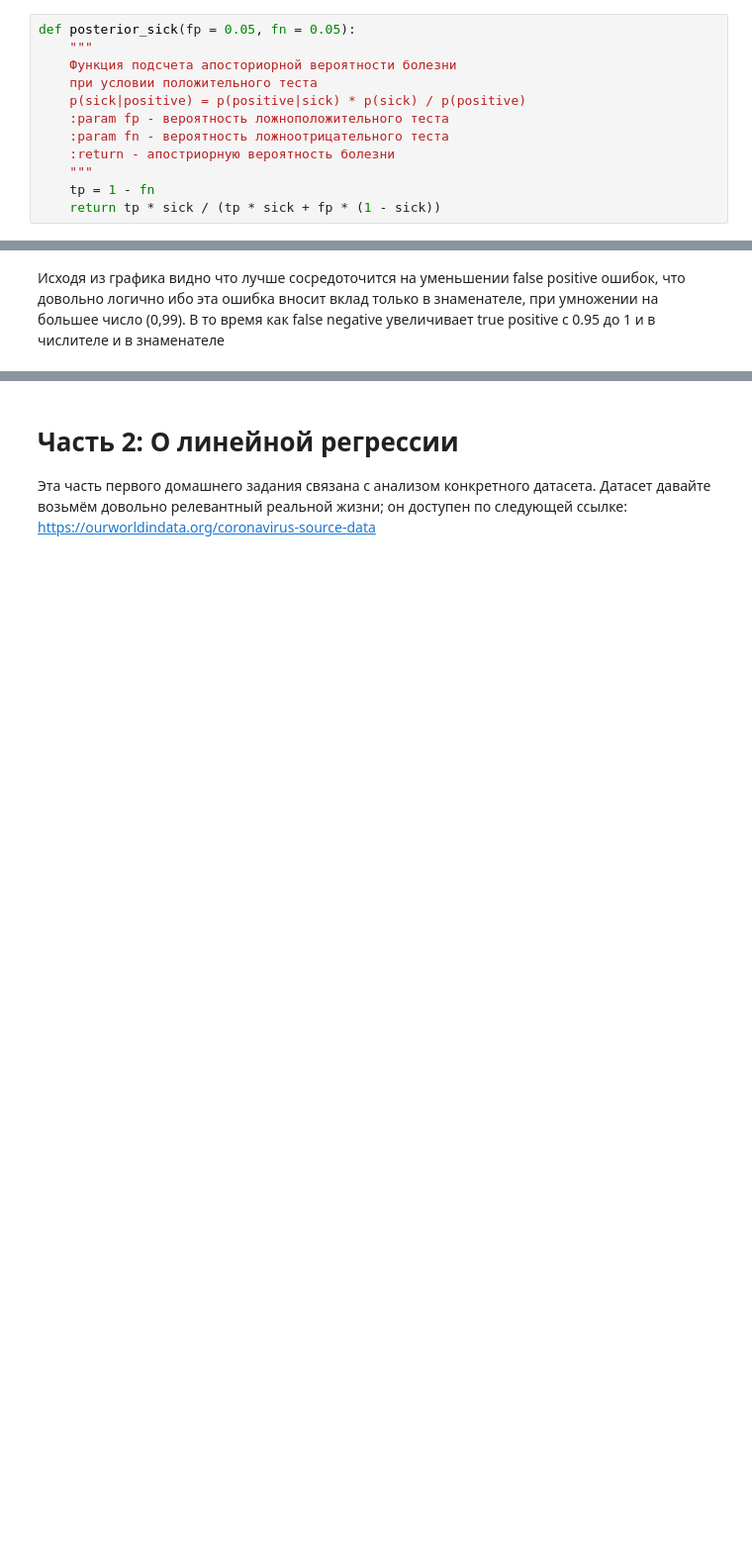
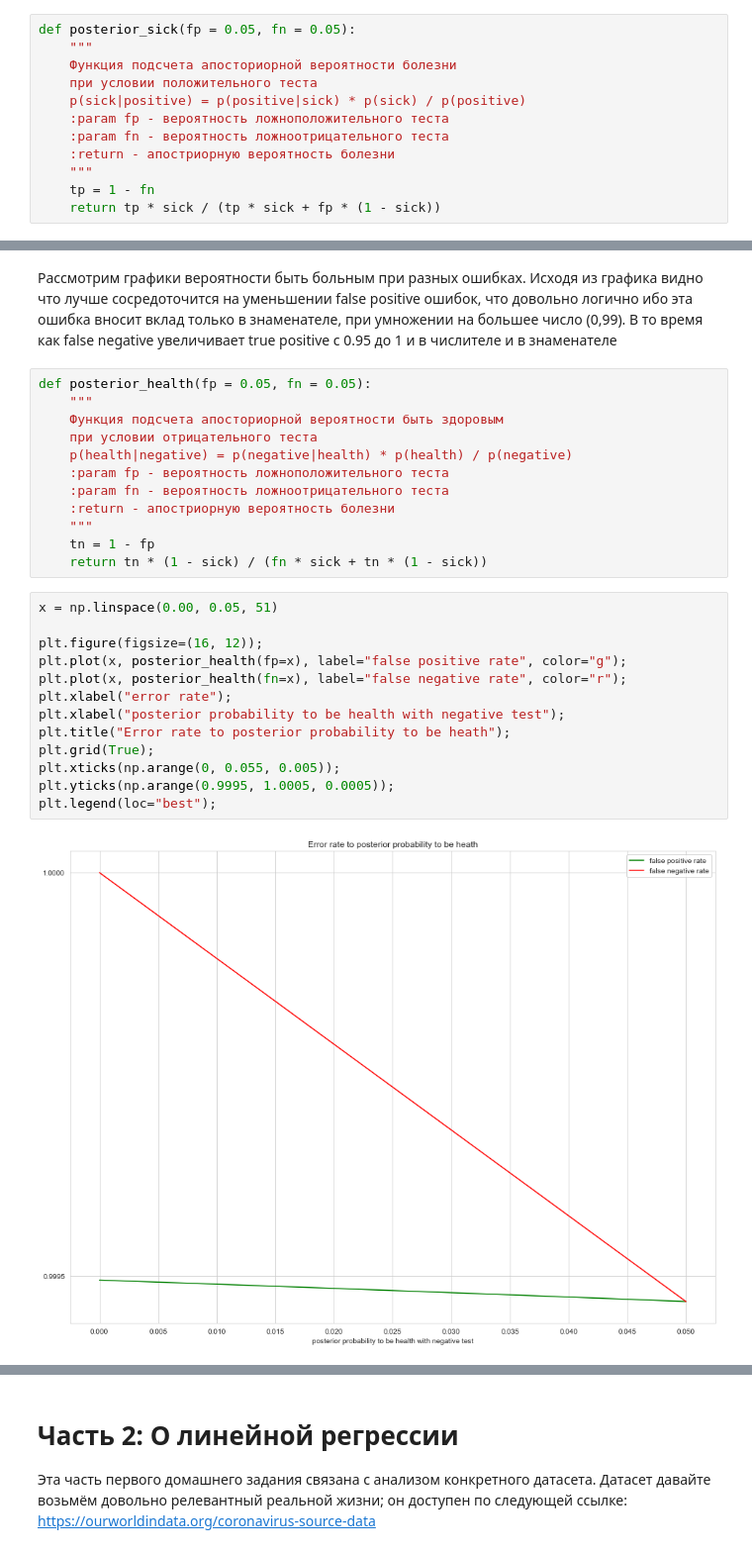
Before and after one commit to IMDxD/made_advance, a Jupyter notebook: home_work1.ipynb, the cells around one changed output, grey strips where cells are left out. Shown: that part at 99% size. Drawn from its saved outputs; the diff is of its cells as text; blank space fills up the shorter version.

```diff
--- a/home_work1.ipynb
+++ b/home_work1.ipynb
@@ -113,2 +112,29 @@ plt.legend(loc="best");
 # %% [markdown]
-Исходя из графика видно что лучше сосредоточится на уменьшении false positive ошибок, что довольно логично ибо эта ошибка вносит вклад только в знаменателе, при умножении на большее число (0,99). В то время как false negative увеличивает true positive с 0.95 до 1 и в числителе и в знаменателе
+Рассмотрим графики вероятности быть больным при разных ошибках. Исходя из графика видно что лучше сосредоточится на уменьшении false positive ошибок, что довольно логично ибо эта ошибка вносит вклад только в знаменателе, при умножении на большее число (0,99). В то время как false negative увеличивает true positive с 0.95 до 1 и в числителе и в знаменателе
+# %%
+def posterior_health(fp = 0.05, fn = 0.05):
+    """
+    Функция подсчета апосториорной вероятности быть здоровым
+    при условии отрицательного теста
+    p(health|negative) = p(negative|health) * p(health) / p(negative)
+    :param fp - вероятность ложноположительного теста
+    :param fn - вероятность ложноотрицательного теста
+    :return - апостриорную вероятность болезни
+    """
+    tn = 1 - fp
+    return tn * (1 - sick) / (fn * sick + tn * (1 - sick))
+# %%
+x = np.linspace(0.00, 0.05, 51)
+
+plt.figure(figsize=(16, 12));
+plt.plot(x, posterior_health(fp=x), label="false positive rate", color="g");
+plt.plot(x, posterior_health(fn=x), label="false negative rate", color="r");
+plt.xlabel("error rate");
+plt.xlabel("posterior probability to be health with negative test");
+plt.title("Error rate to posterior probability to be heath");
+plt.grid(True);
+plt.xticks(np.arange(0, 0.055, 0.005));
+plt.yticks(np.arange(0.9995, 1.0005, 0.0005));
+plt.legend(loc="best");
+# %% [output]
+[figure, added]
```
Also changed, not shown: parts of 37 cells of this notebook.
